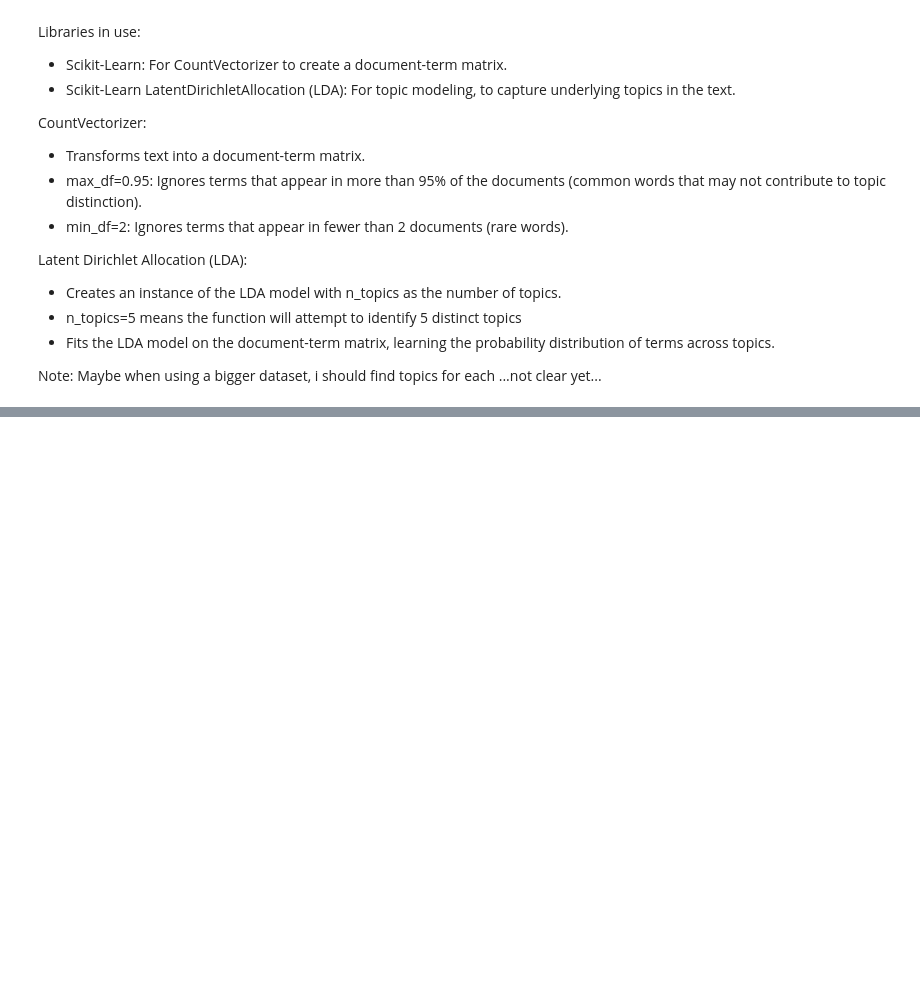
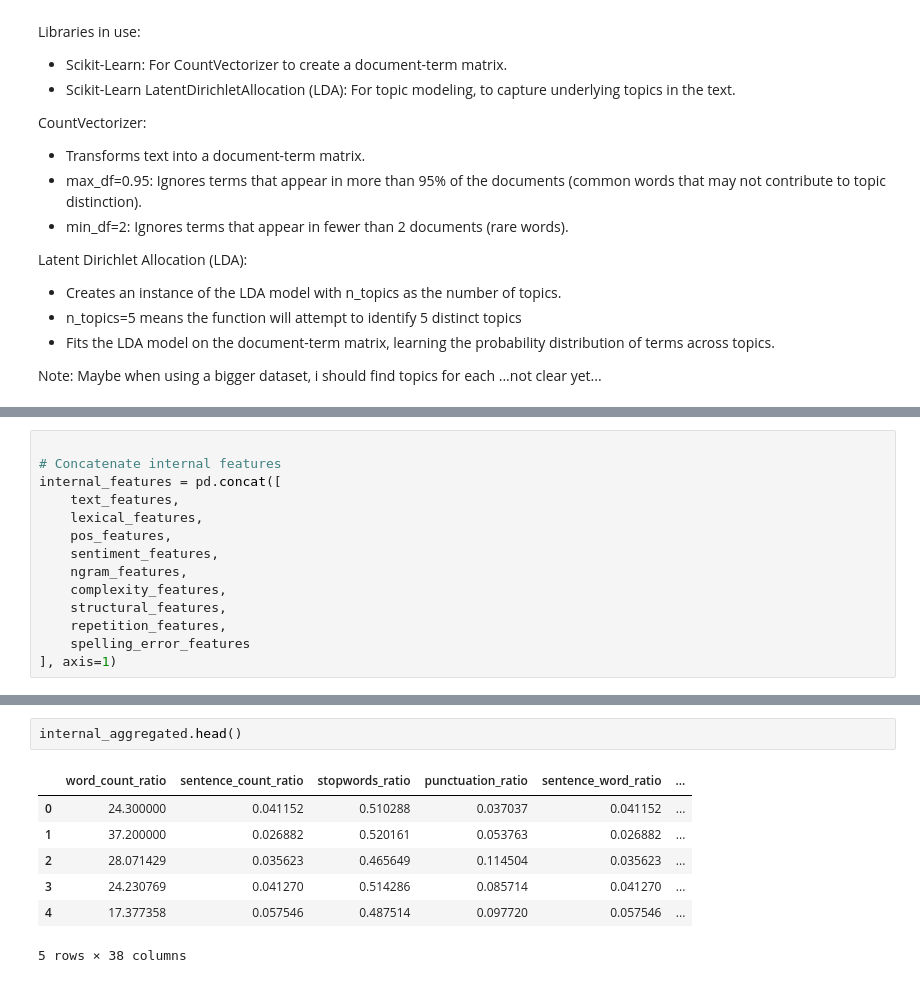
Before and after one commit to yukaberry/detect_ai_content, a Jupyter notebook: notebooks/texts/lina_texts_feature_eng.ipynb, the cells around one changed output, grey strips where cells are left out. Saved outputs shown, nothing was run; the diff lists cells and outputs as text; blank space fills up the shorter version.

```diff
--- a/notebooks/texts/lina_texts_feature_eng.ipynb
+++ b/notebooks/texts/lina_texts_feature_eng.ipynb
@@ -797,0 +585,14 @@ plt.show()
+# %%
+
+# Concatenate internal features
+internal_features = pd.concat([
+    text_features,
+    lexical_features,
+    pos_features,
+    sentiment_features,
+    ngram_features,
+    complexity_features,
+    structural_features,
+    repetition_features,
+    spelling_error_features
+], axis=1)
@@ -797,0 +746,10 @@ plt.show()
+# %%
+internal_aggregated.head()
+# %% [output]
+|  | word_count_ratio | sentence_count_ratio | stopwords_ratio | punctuation_ratio | sentence_word_ratio | ... |
+| 0 | 24.300000 | 0.041152 | 0.510288 | 0.037037 | 0.041152 | ... |
+| 1 | 37.200000 | 0.026882 | 0.520161 | 0.053763 | 0.026882 | ... |
+| 2 | 28.071429 | 0.035623 | 0.465649 | 0.114504 | 0.035623 | ... |
+| 3 | 24.230769 | 0.041270 | 0.514286 | 0.085714 | 0.041270 | ... |
+| 4 | 17.377358 | 0.057546 | 0.487514 | 0.097720 | 0.057546 | ... |
+5 rows × 38 columns
```
Also changed, not shown: parts of 86 cells of this notebook.
